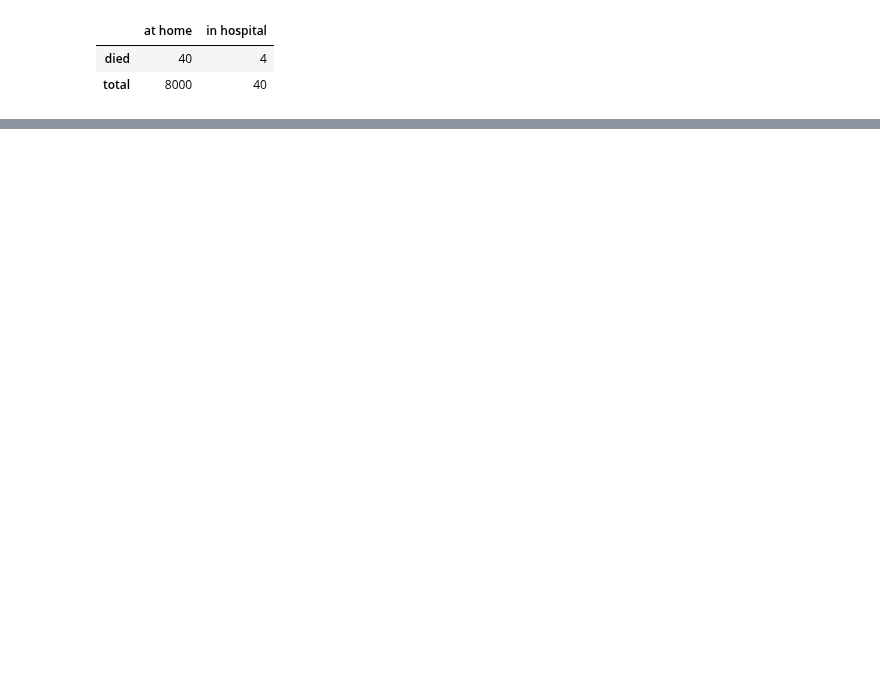
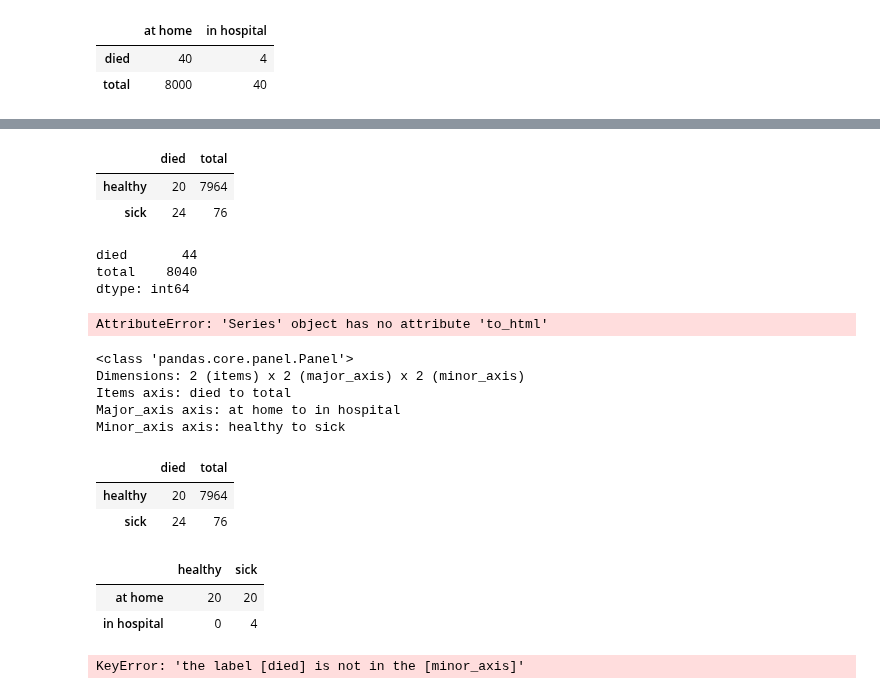
Before and after one commit to theredpea/udacity_notes, a Jupyter notebook: st101__2_Probability__12_Correlation_vs_Causation.ipynb, the cells around one changed output, grey strips where cells are left out. Cells and saved outputs as stored; diff of their text form; code cells hidden in the pictures; blank space fills up the shorter version.

```diff
--- a/st101__2_Probability__12_Correlation_vs_Causation.ipynb
+++ b/st101__2_Probability__12_Correlation_vs_Causation.ipynb
@@ -215,0 +243,41 @@ sick_healthy_panel_p = pd.Panel({'in hospital': {
+# %%
+sick_healthy_panel_f = pd.Panel({'total': {
+    'sick' : {
+        'in hospital': 36,
+        'at home':40
+    },
+    'healthy': {
+        'in hospital':4,
+        'at home':7960
+    }
+},
+          'died': {
+              'sick' : {
+                  'in hospital': 4,
+                  'at home': 20
+              },
+              'healthy' : {
+                  'in hospital': 0,
+                  'at home': 20
+              }
+          }
+         })
+# %%
+#Oops, but died and total become the columns...
+sick_healthy_panel_f.sum()
+#It does *not* become what I thought it would;
+#I thought.... died and total would be Series index; changed my verbiage above
+#However, sum() sums across Series index before it Sums across Columns, so
+#sum also doesnt behave as I expect... meaning the sum().sum() still
+#preserves died/total distinction to the end:
+# %% [output]
+|  | died | total |
+| healthy | 20 | 7964 |
+| sick | 24 | 76 |
+# %%
+
+sick_healthy_panel_f.sum().sum()
+# %% [output]
+died       44
+total    8040
+dtype: int64
@@ -215,0 +308,38 @@ sick_healthy_panel_p = pd.Panel({'in hospital': {
+# %%
+considering_health()
+# %% [output]
+AttributeError: 'Series' object has no attribute 'to_html'
+# %%
+sick_healthy_panel_f
+# %% [output]
+<class 'pandas.core.panel.Panel'>
+Dimensions: 2 (items) x 2 (major_axis) x 2 (minor_axis)
+Items axis: died to total
+Major_axis axis: at home to in hospital
+Minor_axis axis: healthy to sick
+# %%
+sick_healthy_panel_f.sum()
+# %% [output]
+|  | died | total |
+| healthy | 20 | 7964 |
+| sick | 24 | 76 |
+# %%
+#So thats the effect for summing, which is nice
+#And then, for convenience, indexing goes in order of the dictionary depth
+#Which, I realize, is called:
+#Items
+#Major
+#Minor
+#Which, remember, the Major is summed *first* !
+#*then* Minor
+#*then* Items
+sick_healthy_panel_f
+sick_healthy_panel_f['died',:,:]
+# %% [output]
+|  | healthy | sick |
+| at home | 20 | 20 |
+| in hospital | 0 | 4 |
+# %%
+ sick_healthy_panel_f.loc[:,:,'died']
+# %% [output]
+KeyError: 'the label [died] is not in the [minor_axis]'
```
Also changed, not shown: parts of 8 cells of this notebook, 1 other file.
